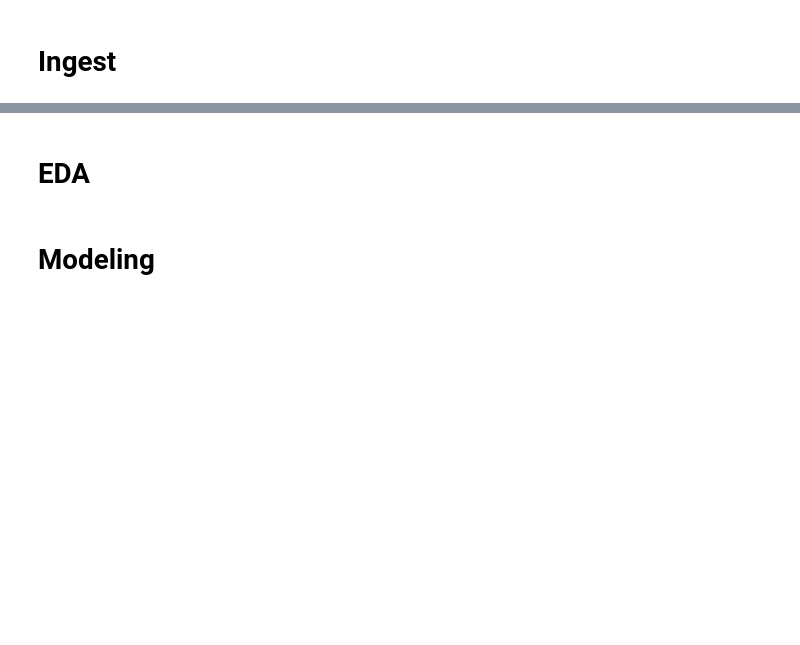
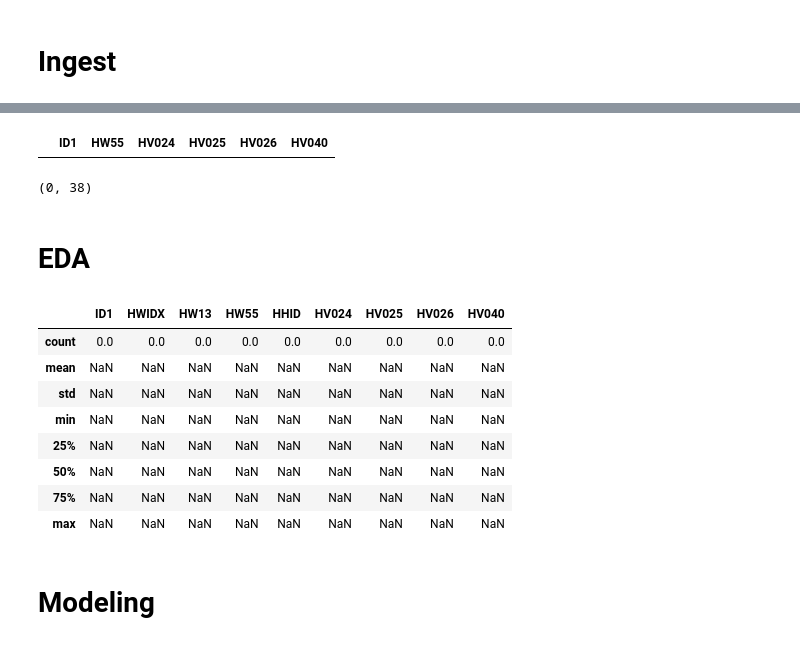
Before and after one commit to irwingss/datascience-demo, a Jupyter notebook: DataScience_demo_4Github.ipynb, the cells around one changed output, grey strips where cells are left out. Drawn from its saved outputs; the diff is of its cells as text; code cells hidden in the pictures; blank space fills up the shorter version.

```diff
--- a/DataScience_demo_4Github.ipynb
+++ b/DataScience_demo_4Github.ipynb
@@ -5,4 +106,24 @@
+# %%
+dfm[['ID1','HW55', 'HV024', 'HV025', 'HV026', 'HV040']].head()
+# %% [output]
+|  | ID1 | HW55 | HV024 | HV025 | HV026 | HV040 |
+# %%
+dfm.shape
+# %% [output]
+(0, 38)
 # %% [markdown]
 # EDA
+# %%
+dfm.describe()
+# %% [output]
+|  | ID1 | HWIDX | HW13 | HW55 | HHID | HV024 | HV025 | HV026 | HV040 |
+| count | 0.0 | 0.0 | 0.0 | 0.0 | 0.0 | 0.0 | 0.0 | 0.0 | 0.0 |
+| mean | NaN | NaN | NaN | NaN | NaN | NaN | NaN | NaN | NaN |
+| std | NaN | NaN | NaN | NaN | NaN | NaN | NaN | NaN | NaN |
+| min | NaN | NaN | NaN | NaN | NaN | NaN | NaN | NaN | NaN |
+| 25% | NaN | NaN | NaN | NaN | NaN | NaN | NaN | NaN | NaN |
+| 50% | NaN | NaN | NaN | NaN | NaN | NaN | NaN | NaN | NaN |
+| 75% | NaN | NaN | NaN | NaN | NaN | NaN | NaN | NaN | NaN |
+| max | NaN | NaN | NaN | NaN | NaN | NaN | NaN | NaN | NaN |
 # %% [markdown]
 # Modeling
```
Also changed, not shown: parts of 14 cells of this notebook.
